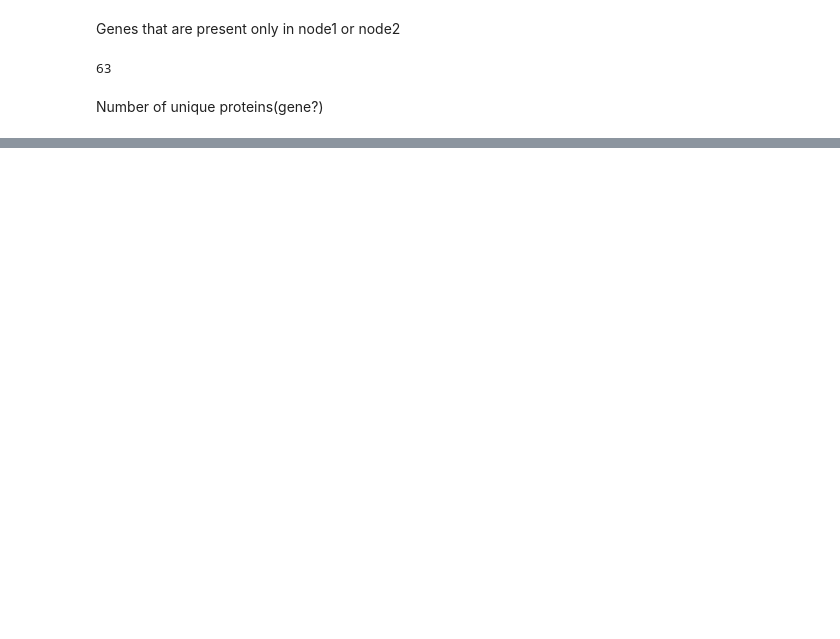
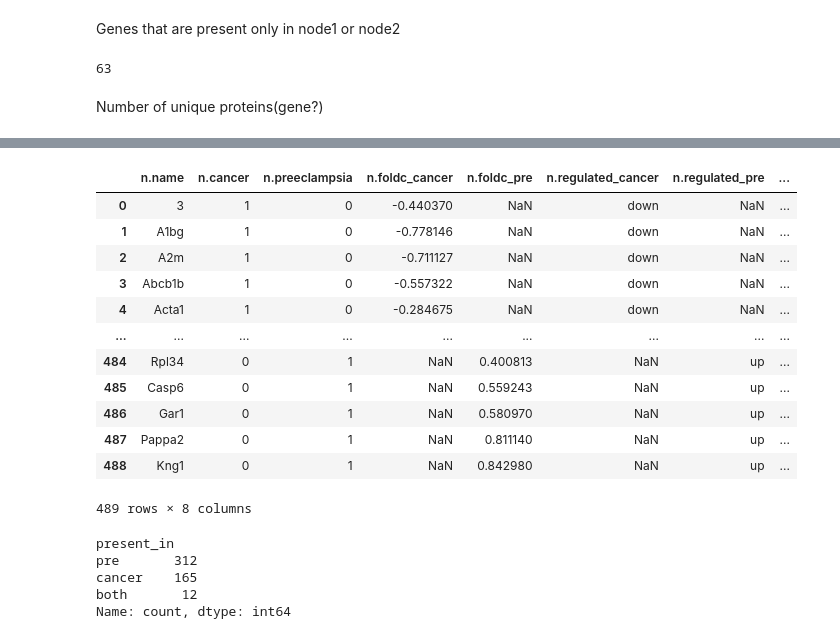
Before and after one commit to aaportilho/MO413, a Jupyter notebook: project2/pipelines/eda.ipynb, the cells around one changed output, grey strips where cells are left out. Saved outputs shown, nothing was run; the diff lists cells and outputs as text; code cells hidden in the pictures; blank space fills up the shorter version.

```diff
--- a/project2/pipelines/eda.ipynb
+++ b/project2/pipelines/eda.ipynb
@@ -121,0 +197,28 @@ pre.to_csv('../data/processed/string_pre.csv', index=False)
+# %%
+graph = pd.read_csv('../data/processed/nodes2.csv')
+graph['present_in'] = np.where(graph['n.cancer'] == 0, 'pre', np.where(graph['n.preeclampsia'] == 0, 'cancer', 'both'))
+graph.to_csv('../data/processed/nodes2.csv', index=False)
+# %%
+graph
+# %% [output]
+|  | n.name | n.cancer | n.preeclampsia | n.foldc_cancer | n.foldc_pre | n.regulated_cancer | n.regulated_pre | ... |
+| 0 | 3 | 1 | 0 | -0.440370 | NaN | down | NaN | ... |
+| 1 | A1bg | 1 | 0 | -0.778146 | NaN | down | NaN | ... |
+| 2 | A2m | 1 | 0 | -0.711127 | NaN | down | NaN | ... |
+| 3 | Abcb1b | 1 | 0 | -0.557322 | NaN | down | NaN | ... |
+| 4 | Acta1 | 1 | 0 | -0.284675 | NaN | down | NaN | ... |
+| ... | ... | ... | ... | ... | ... | ... | ... | ... |
+| 484 | Rpl34 | 0 | 1 | NaN | 0.400813 | NaN | up | ... |
+| 485 | Casp6 | 0 | 1 | NaN | 0.559243 | NaN | up | ... |
+| 486 | Gar1 | 0 | 1 | NaN | 0.580970 | NaN | up | ... |
+| 487 | Pappa2 | 0 | 1 | NaN | 0.811140 | NaN | up | ... |
+| 488 | Kng1 | 0 | 1 | NaN | 0.842980 | NaN | up | ... |
+489 rows × 8 columns
+# %%
+graph.present_in.value_counts()
+# %% [output]
+present_in
+pre       312
+cancer    165
+both       12
+Name: count, dtype: int64
```
Also changed, not shown: parts of 17 cells of this notebook, 8 other files.
